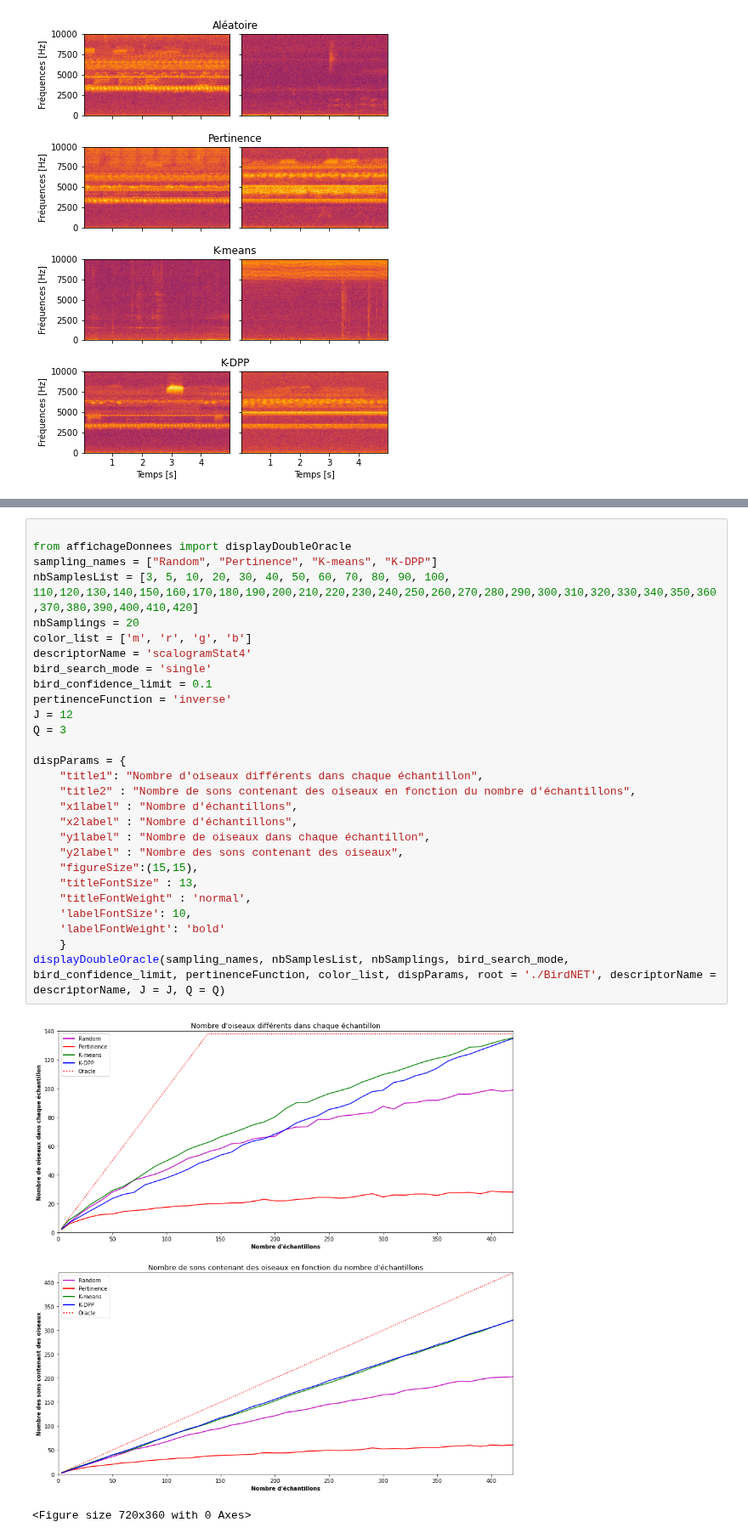
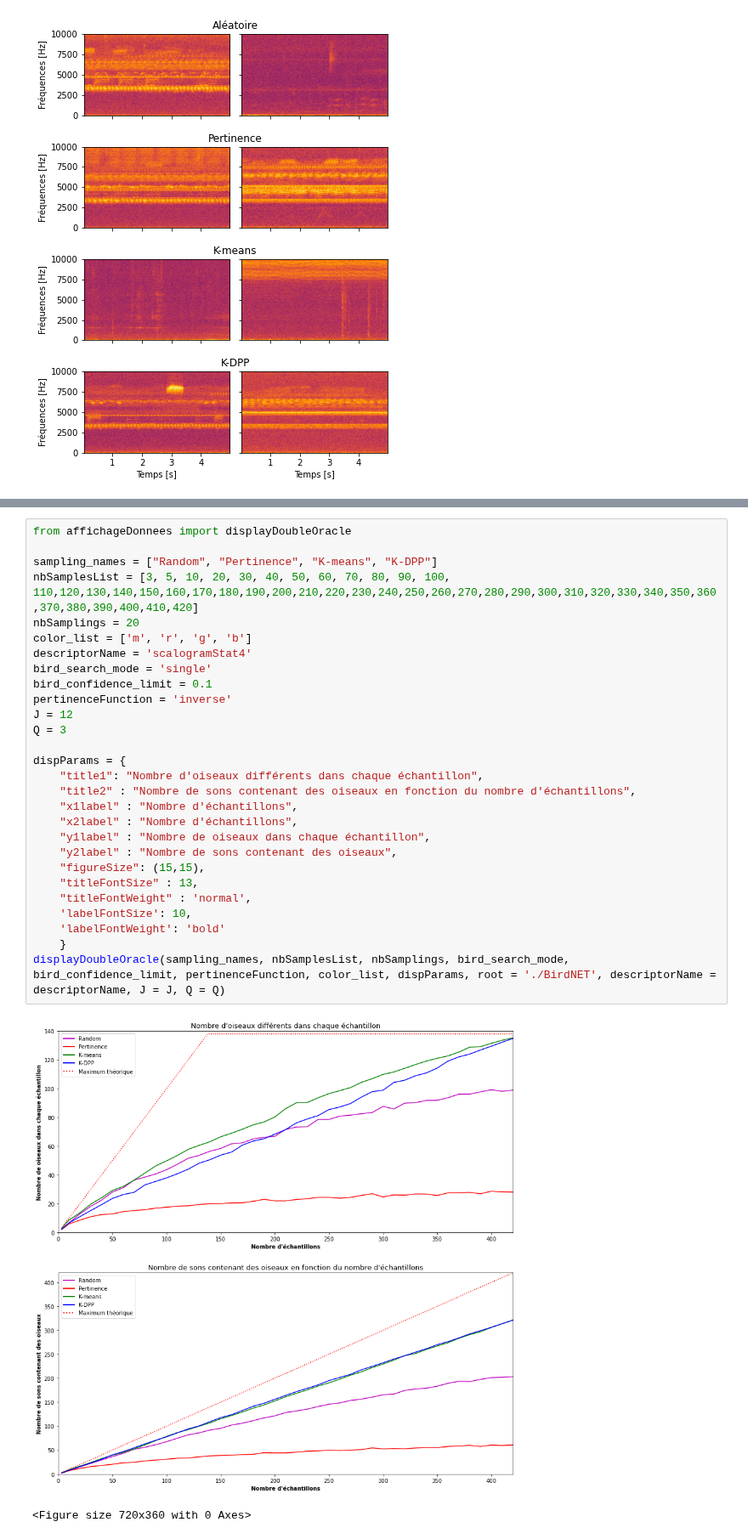
Before and after one commit to outidrarine/Detpop, a Jupyter notebook: FiguresPapier.ipynb, the cells around one changed output, grey strips where cells are left out. Shown at 85% size. Cells and saved outputs as stored; diff of their text form.

Commit message:
Nouveaux paramètres pour la fonction d'affichage des nuages de points

```diff
--- a/FiguresPapier.ipynb
+++ b/FiguresPapier.ipynb
@@ -32,31 +34,31 @@ displaySamplingsSpectrogram(nbSamples, samplingNames, samplingFunctions, height,
 # %%
+from affichageDonnees import displayDoubleOracle
 
-from affichageDonnees import displayDoubleOracle
 sampling_names = ["Random", "Pertinence", "K-means", "K-DPP"]
 nbSamplesList = [3, 5, 10, 20, 30, 40, 50, 60, 70, 80, 90, 100, 110,120,130,140,150,160,170,180,190,200,210,220,230,240,250,260,270,280,290,300,310,320,330,340,350,360,370,380,390,400,410,420]
 nbSamplings = 20
 color_list = ['m', 'r', 'g', 'b']
 descriptorName = 'scalogramStat4'
 bird_search_mode = 'single'
 bird_confidence_limit = 0.1
 pertinenceFunction = 'inverse'
 J = 12
 Q = 3
 
 dispParams = {
     "title1": "Nombre d'oiseaux différents dans chaque échantillon",
     "title2" : "Nombre de sons contenant des oiseaux en fonction du nombre d'échantillons",
     "x1label" : "Nombre d'échantillons",
     "x2label" : "Nombre d'échantillons",
     "y1label" : "Nombre de oiseaux dans chaque échantillon",
-    "y2label" : "Nombre des sons contenant des oiseaux",
-    "figureSize":(15,15),
+    "y2label" : "Nombre de sons contenant des oiseaux",
+    "figureSize": (15,15),
     "titleFontSize" : 13,
     "titleFontWeight" : 'normal',
     'labelFontSize': 10,
     'labelFontWeight': 'bold'
     }
 displayDoubleOracle(sampling_names, nbSamplesList, nbSamplings, bird_search_mode, bird_confidence_limit, pertinenceFunction, color_list, dispParams, root = './BirdNET', descriptorName = descriptorName, J = J, Q = Q)
 # %% [output]
-[figure, old version]
+[figure, new version]
 <Figure size 720x360 with 0 Axes>
```
Also changed, not shown: parts of 3 cells of this notebook, 4 other files.
